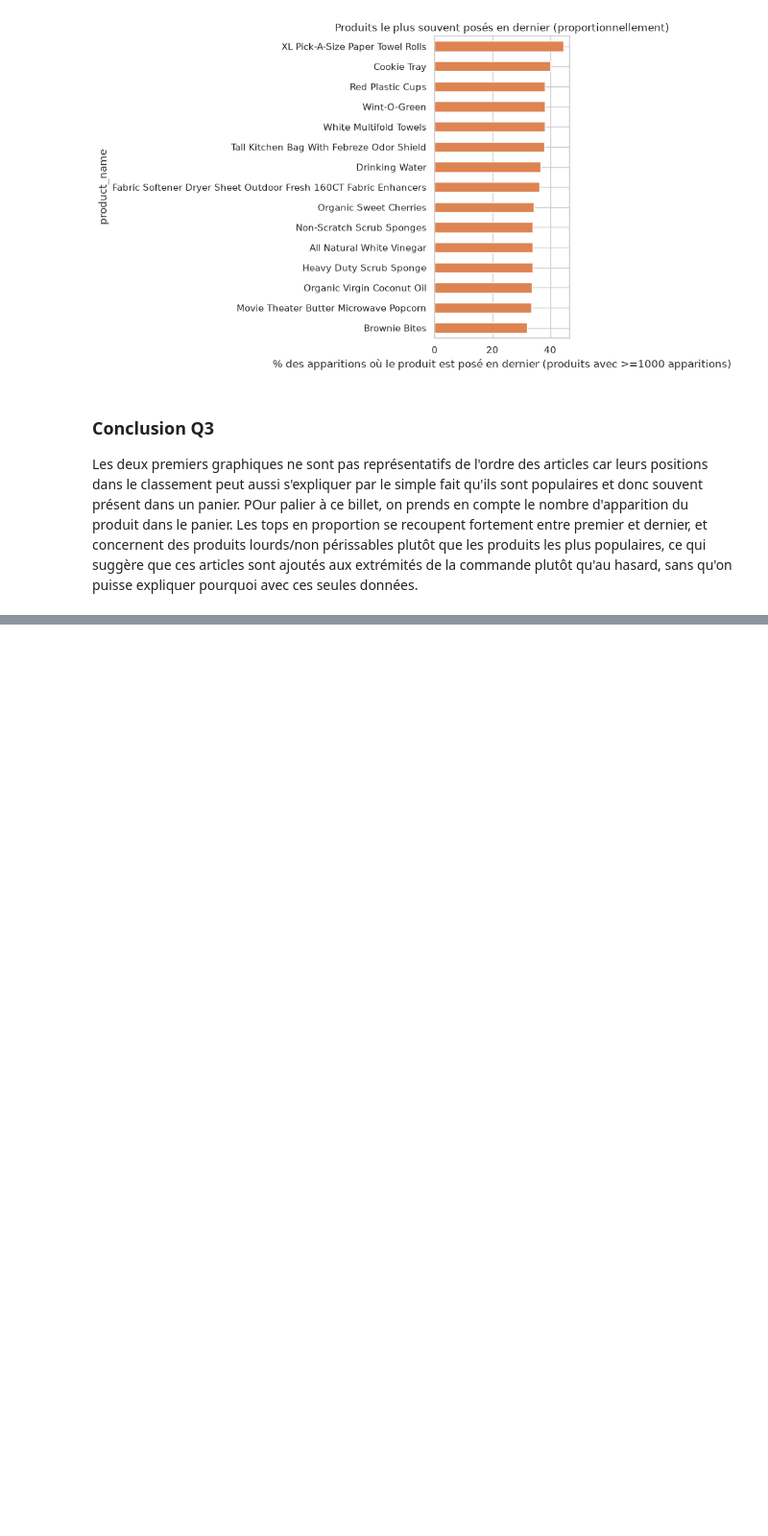
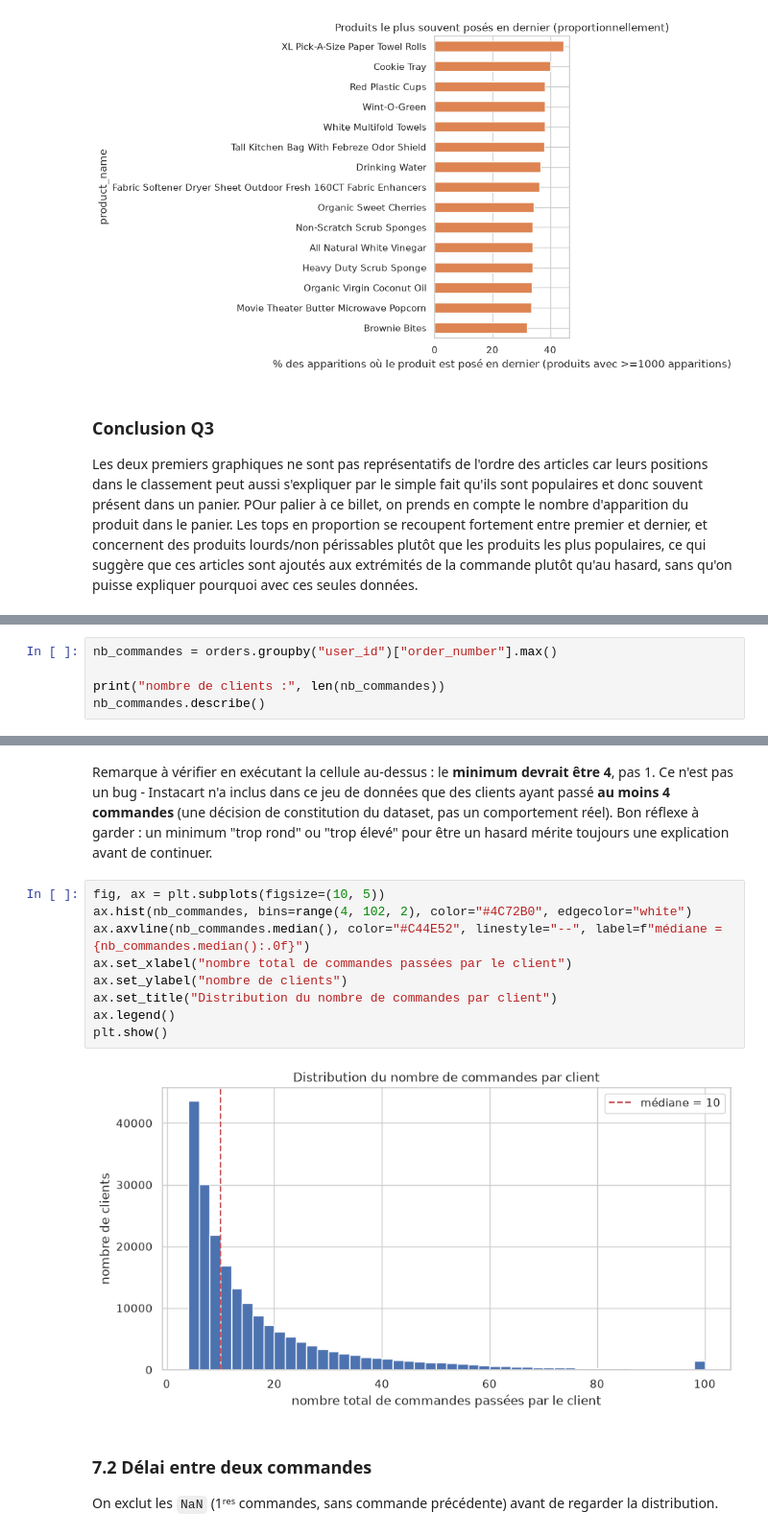
Before and after one commit to tranarivelo/joja-data-analysis, a Jupyter notebook: Analyse_Client.ipynb, the cells around one changed output, grey strips where cells are left out. Shown at 96% size. Saved outputs shown, nothing was run; the diff lists cells and outputs as text; blank space fills up the shorter version.

```diff
--- a/Analyse_Client.ipynb
+++ b/Analyse_Client.ipynb
@@ -678,0 +697,5 @@ Les deux premiers graphiques ne sont pas représentatifs de l'ordre des articles
+# %%
+nb_commandes = orders.groupby("user_id")["order_number"].max()
+
+print("nombre de clients :", len(nb_commandes))
+nb_commandes.describe()
@@ -678,0 +713,20 @@ Les deux premiers graphiques ne sont pas représentatifs de l'ordre des articles
+# %% [markdown]
+Remarque à vérifier en exécutant la cellule au-dessus : le **minimum devrait être 4**, pas 1. Ce n'est pas un
+bug - Instacart n'a inclus dans ce jeu de données que des clients ayant passé **au moins 4 commandes**
+(une décision de constitution du dataset, pas un comportement réel). Bon réflexe à garder : un minimum "trop
+rond" ou "trop élevé" pour être un hasard mérite toujours une explication avant de continuer.
+# %%
+fig, ax = plt.subplots(figsize=(10, 5))
+ax.hist(nb_commandes, bins=range(4, 102, 2), color="#4C72B0", edgecolor="white")
+ax.axvline(nb_commandes.median(), color="#C44E52", linestyle="--", label=f"médiane = {nb_commandes.median():.0f}")
+ax.set_xlabel("nombre total de commandes passées par le client")
+ax.set_ylabel("nombre de clients")
+ax.set_title("Distribution du nombre de commandes par client")
+ax.legend()
+plt.show()
+# %% [output]
+[figure, added]
+# %% [markdown]
+### 7.2 Délai entre deux commandes
+
+On exclut les `NaN` (1ʳᵉˢ commandes, sans commande précédente) avant de regarder la distribution.
```
Also changed, not shown: parts of 11 cells of this notebook.
